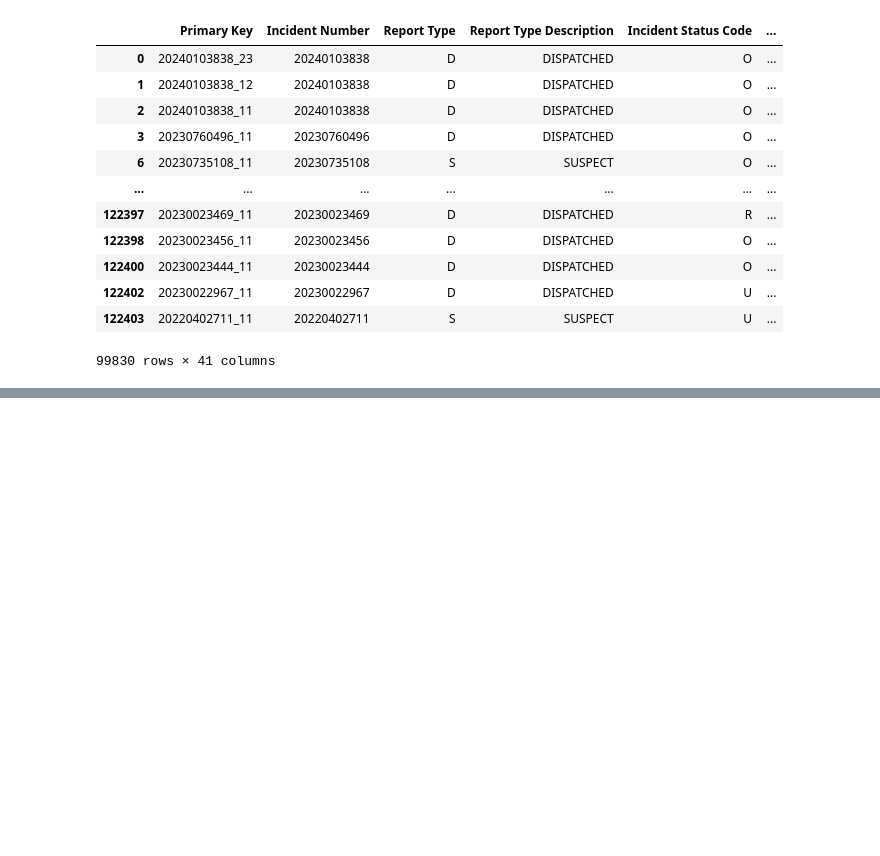
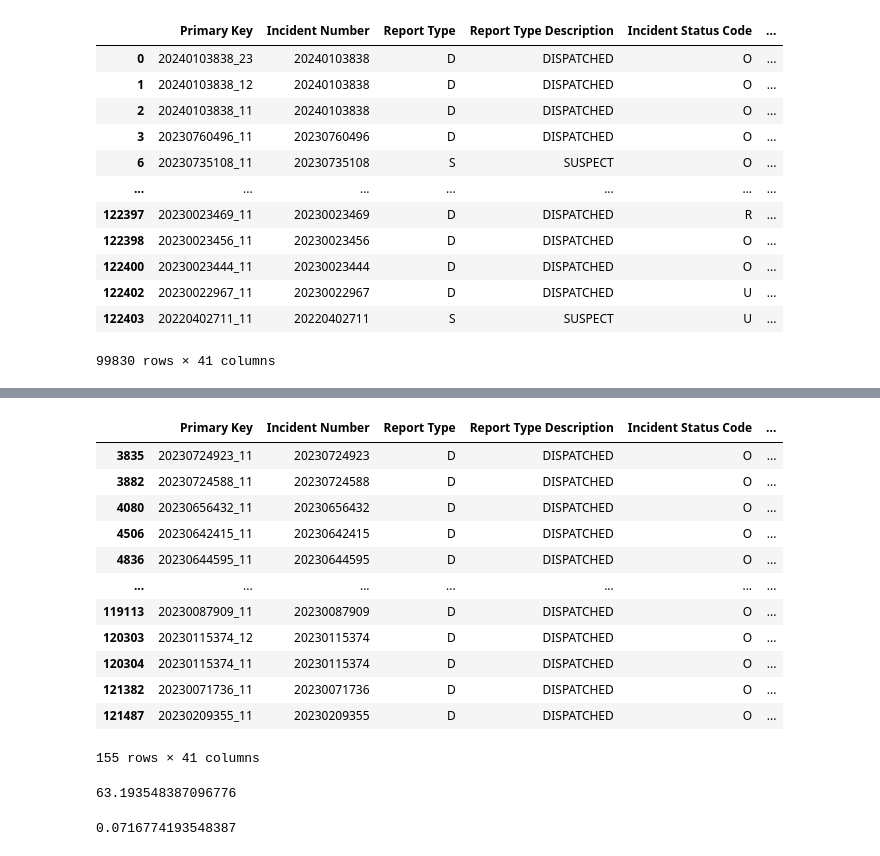
Before and after one commit to antoinette-anderson/Corrolation-between-Nashville-Crime-and-the-Temperature, a Jupyter notebook: notebook/Capstone_Notebook.ipynb, the cells around one changed output, grey strips where cells are left out. Drawn from its saved outputs; the diff is of its cells as text; code cells hidden in the pictures; blank space fills up the shorter version.

```diff
--- a/notebook/Capstone_Notebook.ipynb
+++ b/notebook/Capstone_Notebook.ipynb
@@ -316,0 +461,25 @@ Name: count, Length: 348, dtype: int64
+# %%
+crime_vehicle.pk=crime_vehicle.loc[crime_vehicle['Location Description'].isin(['PARK'])]
+crime_vehicle.pk
+# %% [output]
+|  | Primary Key | Incident Number | Report Type | Report Type Description | Incident Status Code | ... |
+| 3835 | 20230724923_11 | 20230724923 | D | DISPATCHED | O | ... |
+| 3882 | 20230724588_11 | 20230724588 | D | DISPATCHED | O | ... |
+| 4080 | 20230656432_11 | 20230656432 | D | DISPATCHED | O | ... |
+| 4506 | 20230642415_11 | 20230642415 | D | DISPATCHED | O | ... |
+| 4836 | 20230644595_11 | 20230644595 | D | DISPATCHED | O | ... |
+| ... | ... | ... | ... | ... | ... | ... |
+| 119113 | 20230087909_11 | 20230087909 | D | DISPATCHED | O | ... |
+| 120303 | 20230115374_12 | 20230115374 | D | DISPATCHED | O | ... |
+| 120304 | 20230115374_11 | 20230115374 | D | DISPATCHED | O | ... |
+| 121382 | 20230071736_11 | 20230071736 | D | DISPATCHED | O | ... |
+| 121487 | 20230209355_11 | 20230209355 | D | DISPATCHED | O | ... |
+155 rows × 41 columns
+# %%
+crime_vehicle.pk['Average Temp'].mean()
+# %% [output]
+63.193548387096776
+# %%
+crime_vehicle.pk['Precip.'].mean()
+# %% [output]
+0.0716774193548387
```
Also changed, not shown: parts of 82 cells of this notebook.
